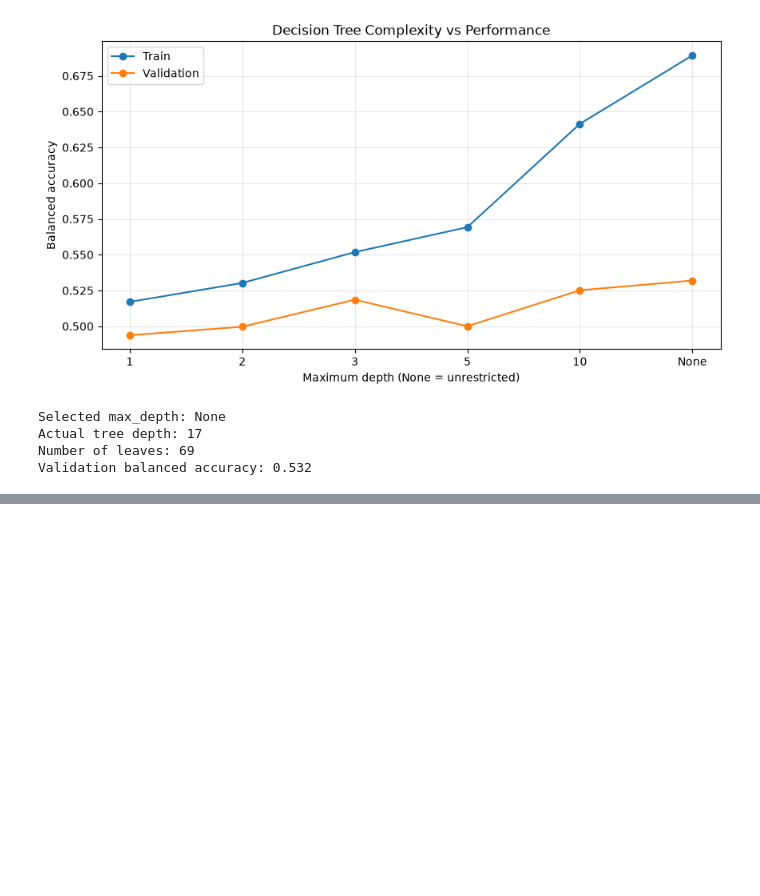
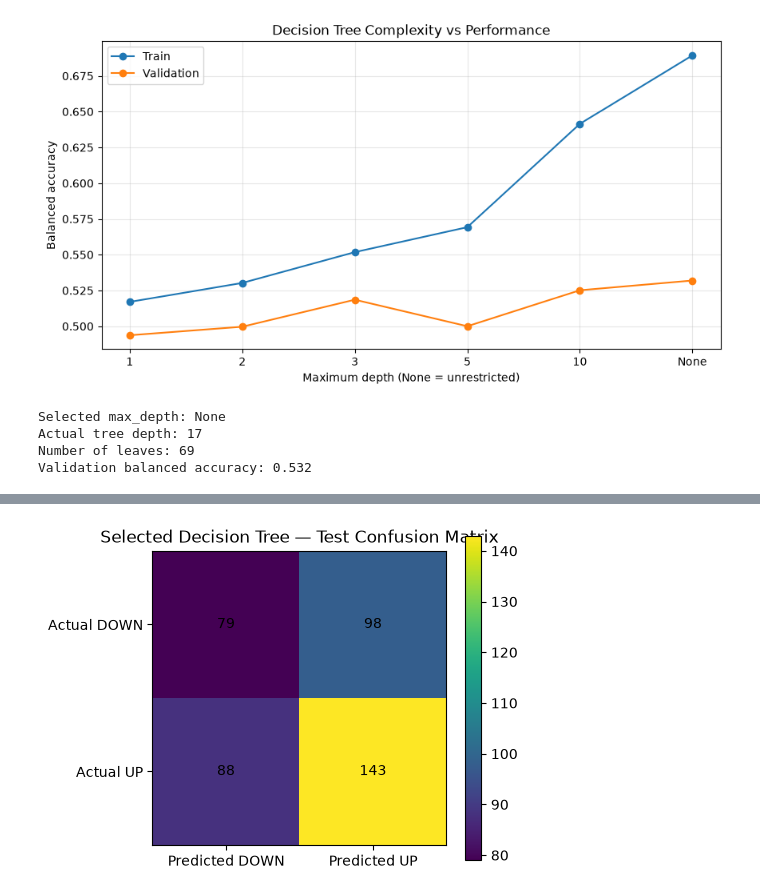
Before and after one commit to Anirveshreddy/stock-prediction-lab, a Jupyter notebook: notebooks/15_decision_tree_basics.ipynb, the cells around one changed output, grey strips where cells are left out. Cells and saved outputs as stored; diff of their text form; code cells hidden in the pictures; blank space fills up the shorter version.

```diff
--- a/notebooks/15_decision_tree_basics.ipynb
+++ b/notebooks/15_decision_tree_basics.ipynb
@@ -334,0 +397,22 @@ Validation balanced accuracy: 0.532
+# %%
+#Visualize the selected tree's confusion matrix
+test_predictions = best_tree.predict(X_test)
+
+cm = confusion_matrix(y_test, test_predictions, labels=[0, 1])
+
+fig, ax = plt.subplots(figsize=(5, 4))
+im = ax.imshow(cm)
+
+ax.set_xticks([0, 1], labels=["Predicted DOWN", "Predicted UP"])
+ax.set_yticks([0, 1], labels=["Actual DOWN", "Actual UP"])
+ax.set_title("Selected Decision Tree — Test Confusion Matrix")
+
+for i in range(2):
+    for j in range(2):
+        ax.text(j, i, str(cm[i, j]), ha="center", va="center")
+
+plt.colorbar(im, ax=ax)
+plt.tight_layout()
+plt.show()
+# %% [output]
+[figure, added]
```
Also changed, not shown: parts of 4 cells of this notebook, 2 other files.
